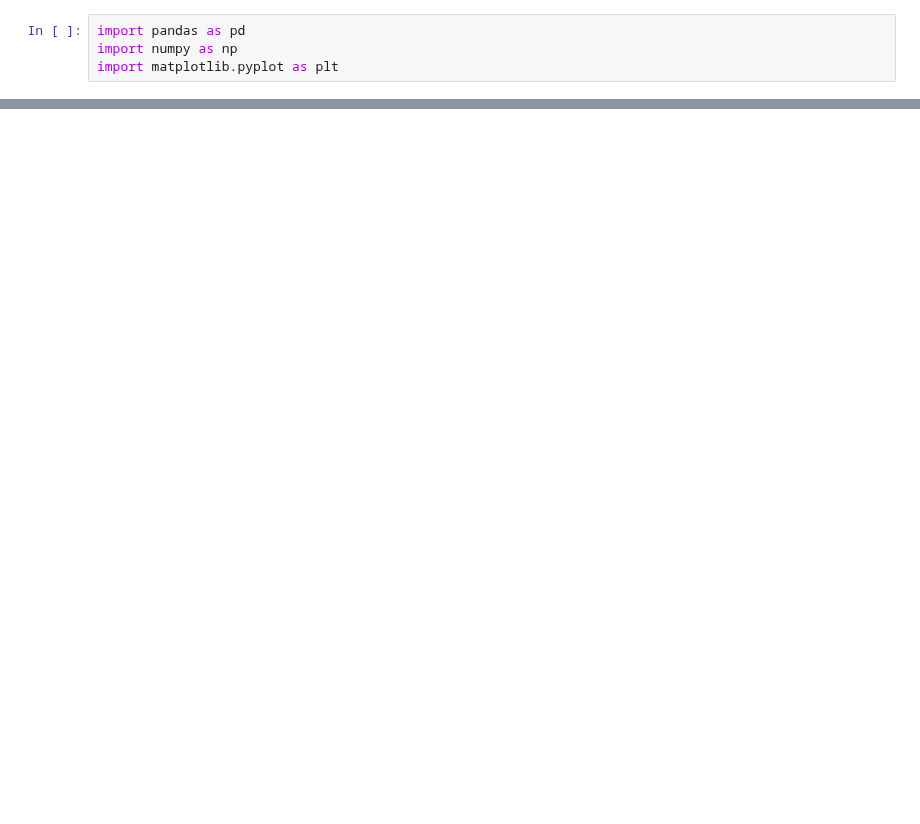
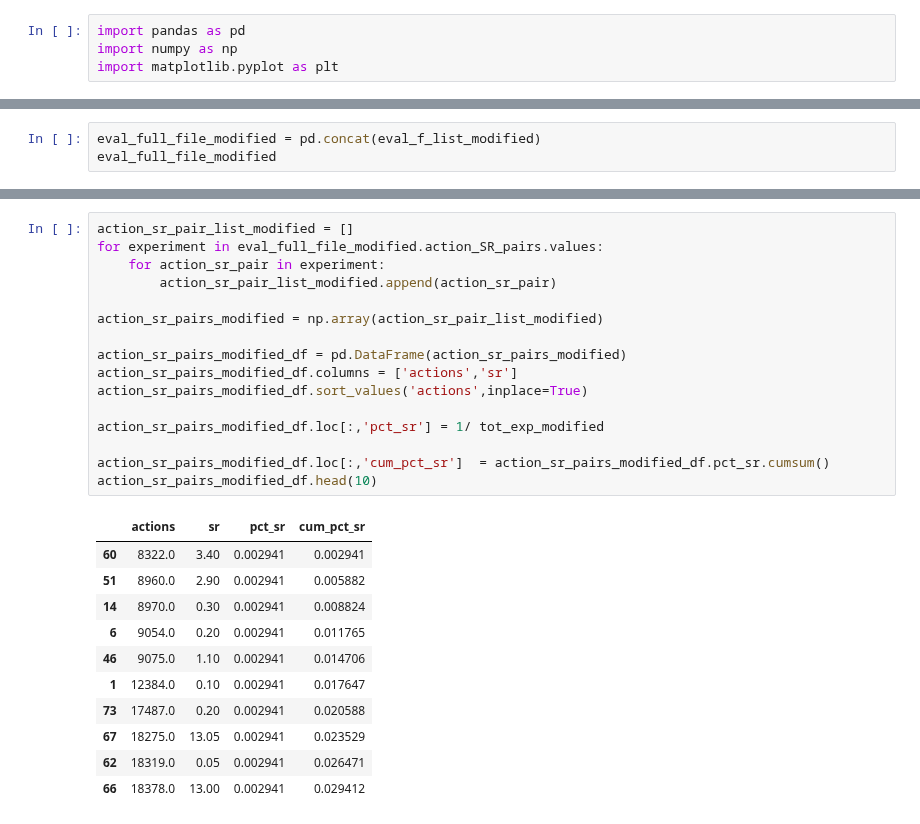
Before and after one commit to PandulaP/RL_Research, a Jupyter notebook: Pb_policy_iteration/cart_pole_modified_env/reproduce_FHCP_results/evaluation_results.ipynb, the cells around one changed output, grey strips where cells are left out. Drawn from its saved outputs; the diff is of its cells as text; blank space fills up the shorter version.

```diff
--- a/Pb_policy_iteration/cart_pole_modified_env/reproduce_FHCP_results/evaluation_results.ipynb
+++ b/Pb_policy_iteration/cart_pole_modified_env/reproduce_FHCP_results/evaluation_results.ipynb
@@ -7,0 +62,3 @@ action_sr_pairs_modified_df = pd.read_csv('modified_algo/modified_algo_eval_data
+# %%
+eval_full_file_modified = pd.concat(eval_f_list_modified)
+eval_full_file_modified
@@ -8,3 +161,31 @@ action_sr_pairs_modified_df = pd.read_csv('modified_algo/modified_algo_eval_data
+# %%
+action_sr_pair_list_modified = []
+for experiment in eval_full_file_modified.action_SR_pairs.values:
+    for action_sr_pair in experiment:
+        action_sr_pair_list_modified.append(action_sr_pair)
+
+action_sr_pairs_modified = np.array(action_sr_pair_list_modified)
+
+action_sr_pairs_modified_df = pd.DataFrame(action_sr_pairs_modified)
+action_sr_pairs_modified_df.columns = ['actions','sr']
+action_sr_pairs_modified_df.sort_values('actions',inplace=True)
+
+action_sr_pairs_modified_df.loc[:,'pct_sr'] = 1/ tot_exp_modified
+
+action_sr_pairs_modified_df.loc[:,'cum_pct_sr']  = action_sr_pairs_modified_df.pct_sr.cumsum()
+action_sr_pairs_modified_df.head(10)
+# %% [output]
+|  | actions | sr | pct_sr | cum_pct_sr |
+| 60 | 8322.0 | 3.40 | 0.002941 | 0.002941 |
+| 51 | 8960.0 | 2.90 | 0.002941 | 0.005882 |
+| 14 | 8970.0 | 0.30 | 0.002941 | 0.008824 |
+| 6 | 9054.0 | 0.20 | 0.002941 | 0.011765 |
+| 46 | 9075.0 | 1.10 | 0.002941 | 0.014706 |
+| 1 | 12384.0 | 0.10 | 0.002941 | 0.017647 |
+| 73 | 17487.0 | 0.20 | 0.002941 | 0.020588 |
+| 67 | 18275.0 | 13.05 | 0.002941 | 0.023529 |
+| 62 | 18319.0 | 0.05 | 0.002941 | 0.026471 |
+| 66 | 18378.0 | 13.00 | 0.002941 | 0.029412 |
 # %%
 fig, ax = plt.subplots(figsize=(10,7))
 
```
Also changed, not shown: parts of 15 cells of this notebook.
